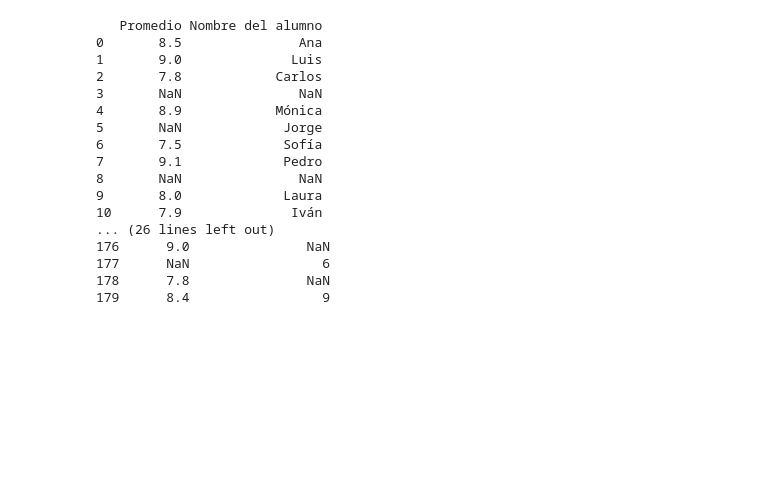
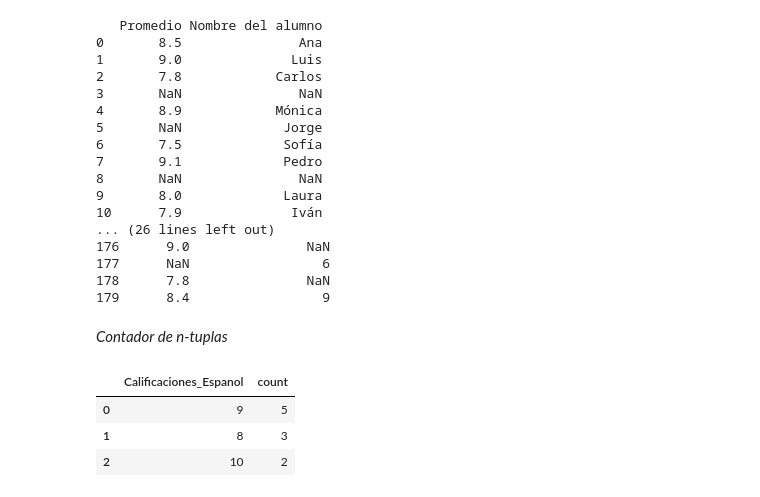
Before and after one commit to fcisnerosr/datos_faltantes, a Jupyter notebook: curso-datos-faltantes-main/mio/exploracion_restaurantes.ipynb, the cells around one changed output. Saved outputs shown, nothing was run; the diff lists cells and outputs as text; code cells hidden in the pictures; blank space fills up the shorter version.

Commit message:
realizado el value_counts() y entendiendo el reset_index() en el dataframe de estudiantes, a fin de identificar datos faltantes implicitos

```diff
--- a/curso-datos-faltantes-main/mio/exploracion_restaurantes.ipynb
+++ b/curso-datos-faltantes-main/mio/exploracion_restaurantes.ipynb
@@ -351,3 +351,16 @@ _Pivoteo de tablas de datos implicitos_
 177      NaN                 6
 178      7.8               NaN
 179      8.4                 9
+# %% [markdown]
+_Contador de n-tuplas_
+# %%
+(df_missing_data
+ .value_counts(subset=['Calificaciones_Espanol'])
+  .reset_index(name='count')
+  .query('count > 1')
+ )
+# %% [output]
+|  | Calificaciones_Espanol | count |
+| 0 | 9 | 5 |
+| 1 | 8 | 3 |
+| 2 | 10 | 2 |
```
Also changed, not shown: 1 other file.
